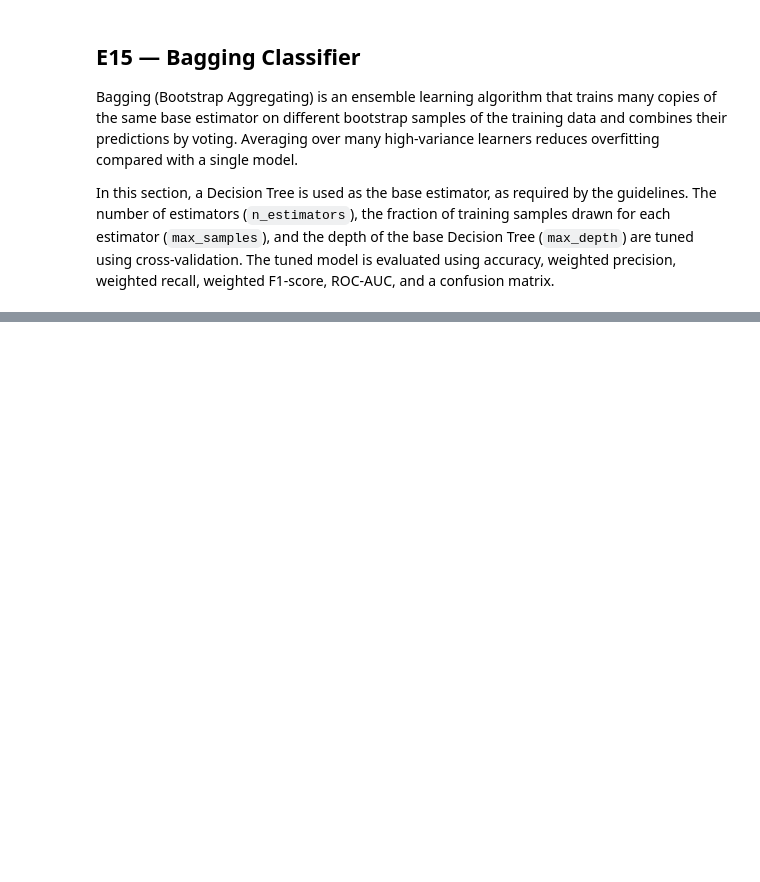
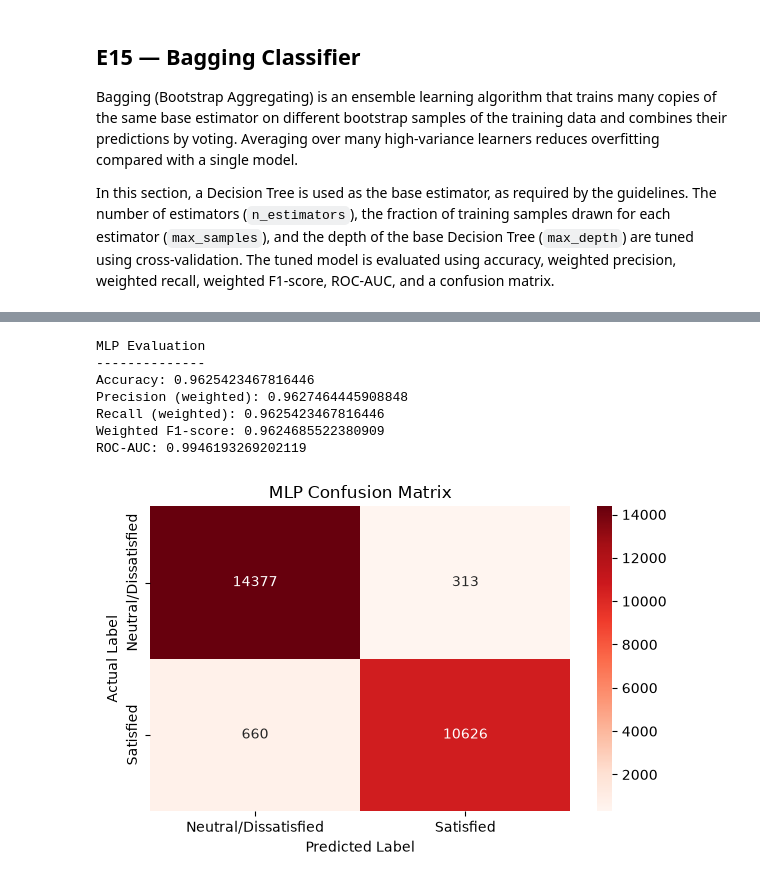
Before and after one commit to ML-Capstone-Review/ML-Capstone-Project, a Jupyter notebook: notebooks/classification.ipynb, the cells around one changed output, grey strips where cells are left out. Saved outputs shown, nothing was run; the diff lists cells and outputs as text; code cells hidden in the pictures; blank space fills up the shorter version.

```diff
--- a/notebooks/classification.ipynb
+++ b/notebooks/classification.ipynb
@@ -1438,0 +1596,43 @@ plt.show()
+# %%
+# ============================================================
+# E22 — MLP EVALUATION & CONFUSION MATRIX
+# ============================================================
+
+mlp_accuracy  = accuracy_score(y_test, y_pred_mlp)
+mlp_precision = precision_score(y_test, y_pred_mlp, average="weighted", zero_division=0)
+mlp_recall    = recall_score(y_test, y_pred_mlp, average="weighted", zero_division=0)
+mlp_f1        = f1_score(y_test, y_pred_mlp, average="weighted", zero_division=0)
+
+mlp_probabilities = mlp_model.predict_proba(X_test)[:, 1]
+mlp_roc_auc = roc_auc_score(y_test, mlp_probabilities)
+
+print("MLP Evaluation")
+print("--------------")
+print("Accuracy:", mlp_accuracy)
+print("Precision (weighted):", mlp_precision)
+print("Recall (weighted):", mlp_recall)
+print("Weighted F1-score:", mlp_f1)
+print("ROC-AUC:", mlp_roc_auc)
+
+mlp_cm = confusion_matrix(y_test, y_pred_mlp)
+
+plt.figure(figsize=(6, 4))
+sns.heatmap(
+    mlp_cm, annot=True, fmt="d", cmap="Reds",
+    xticklabels=["Neutral/Dissatisfied", "Satisfied"],
+    yticklabels=["Neutral/Dissatisfied", "Satisfied"]
+)
+plt.xlabel("Predicted Label")
+plt.ylabel("Actual Label")
+plt.title("MLP Confusion Matrix")
+plt.tight_layout()
+plt.show()
+# %% [output]
+MLP Evaluation
+--------------
+Accuracy: 0.9625423467816446
+Precision (weighted): 0.9627464445908848
+Recall (weighted): 0.9625423467816446
+Weighted F1-score: 0.9624685522380909
+ROC-AUC: 0.9946193269202119
+[figure, added]
```
Also changed, not shown: parts of 31 cells of this notebook, 3 other files.
